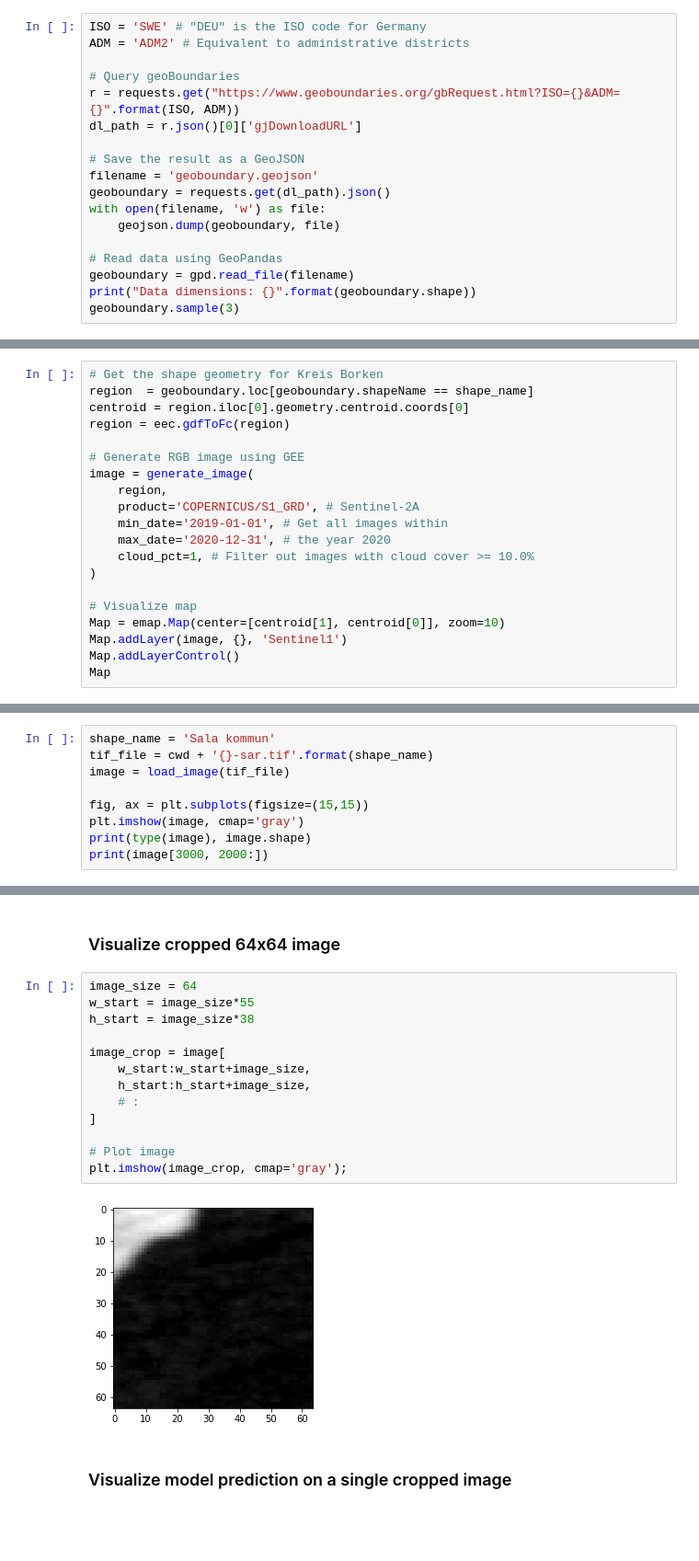
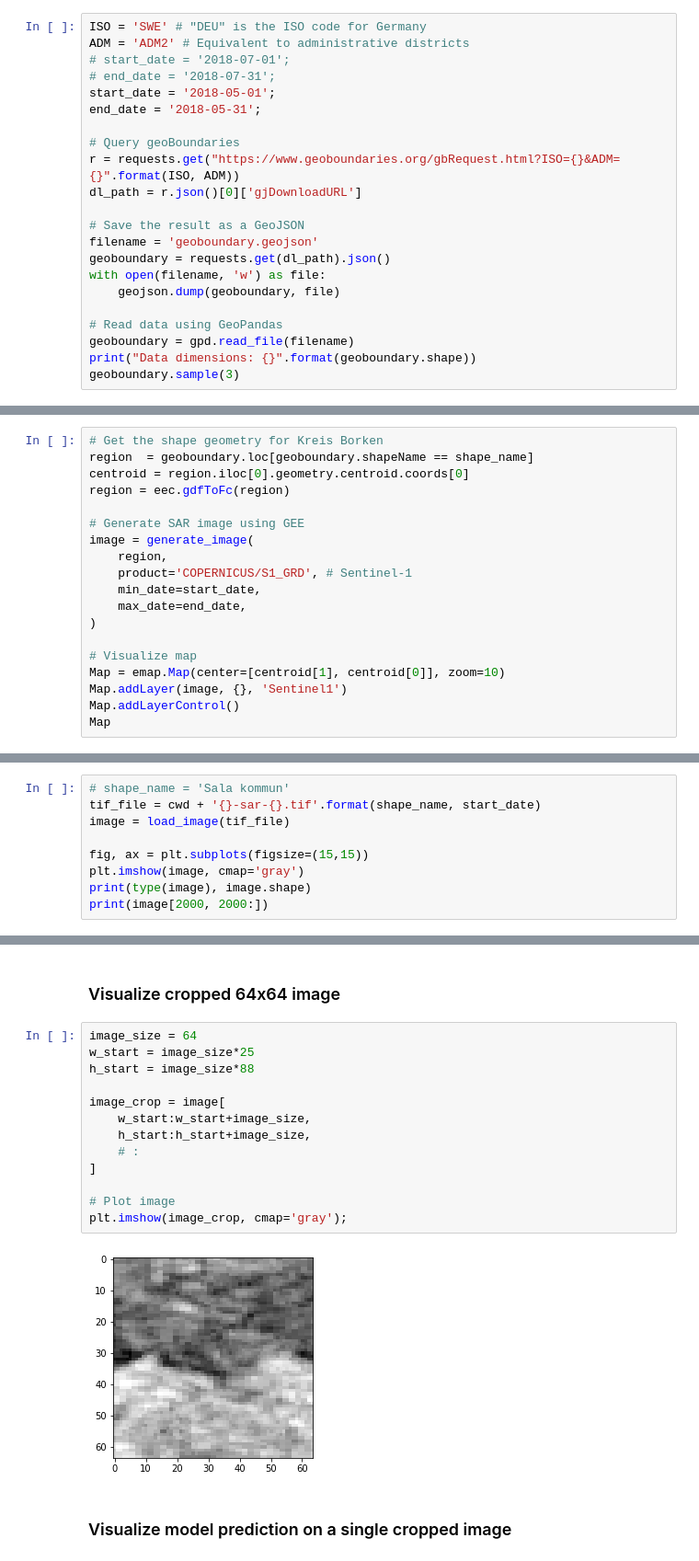
Before and after one commit to melqkiades/deep-wetlands, a Jupyter notebook: notebooks/map_wetlands.ipynb, the cells around one changed output, grey strips where cells are left out. Shown at 92% size. Drawn from its saved outputs; the diff is of its cells as text; blank space fills up the shorter version.

```diff
--- a/notebooks/map_wetlands.ipynb
+++ b/notebooks/map_wetlands.ipynb
@@ -64,6 +64,10 @@ cwd = '/Users/frape/Projects/DeepWetlands/src/deep-wetlands/external/data/'
 # %%
 ISO = 'SWE' # "DEU" is the ISO code for Germany
 ADM = 'ADM2' # Equivalent to administrative districts
+# start_date = '2018-07-01';
+# end_date = '2018-07-31';
+start_date = '2018-05-01';
+end_date = '2018-05-31';
 
 # Query geoBoundaries
 r = requests.get("https://www.geoboundaries.org/gbRequest.html?ISO={}&ADM={}".format(ISO, ADM))
@@ -163,13 +170,12 @@ region  = geoboundary.loc[geoboundary.shapeName == shape_name]
 centroid = region.iloc[0].geometry.centroid.coords[0]
 region = eec.gdfToFc(region)
 
-# Generate RGB image using GEE
+# Generate SAR image using GEE
 image = generate_image(
     region,
-    product='COPERNICUS/S1_GRD', # Sentinel-2A
-    min_date='2019-01-01', # Get all images within
-    max_date='2020-12-31', # the year 2020
-    cloud_pct=1, # Filter out images with cloud cover >= 10.0%
+    product='COPERNICUS/S1_GRD', # Sentinel-1
+    min_date=start_date,
+    max_date=end_date,
 )
 
 # Visualize map
@@ -320,13 +338,13 @@ def load_image(dir_path):
 # %% [markdown]
 ### Visualize Sentinel-1 imagery
 # %%
-shape_name = 'Sala kommun'
-tif_file = cwd + '{}-sar.tif'.format(shape_name)
+# shape_name = 'Sala kommun'
+tif_file = cwd + '{}-sar-{}.tif'.format(shape_name, start_date)
 image = load_image(tif_file)
 
 fig, ax = plt.subplots(figsize=(15,15))
 plt.imshow(image, cmap='gray')
 print(type(image), image.shape)
-print(image[3000, 2000:])
+print(image[2000, 2000:])
 # %% [output]
 <class 'numpy.ndarray'> (4897, 8297)
@@ -336,19 +354,19 @@ print(image[3000, 2000:])
 ### Visualize cropped 64x64 image
 # %%
 image_size = 64
-w_start = image_size*55
-h_start = image_size*38
+w_start = image_size*25
+h_start = image_size*88
 
 image_crop = image[
     w_start:w_start+image_size,
     h_start:h_start+image_size,
     # :
 ]
 
 # Plot image
 plt.imshow(image_crop, cmap='gray');
 # %% [output]
-[figure, old version]
+[figure, new version]
 # %% [markdown]
 ### Visualize model prediction on a single cropped image
 # %%
```
Also changed, not shown: parts of 12 cells of this notebook, 2 other files.
